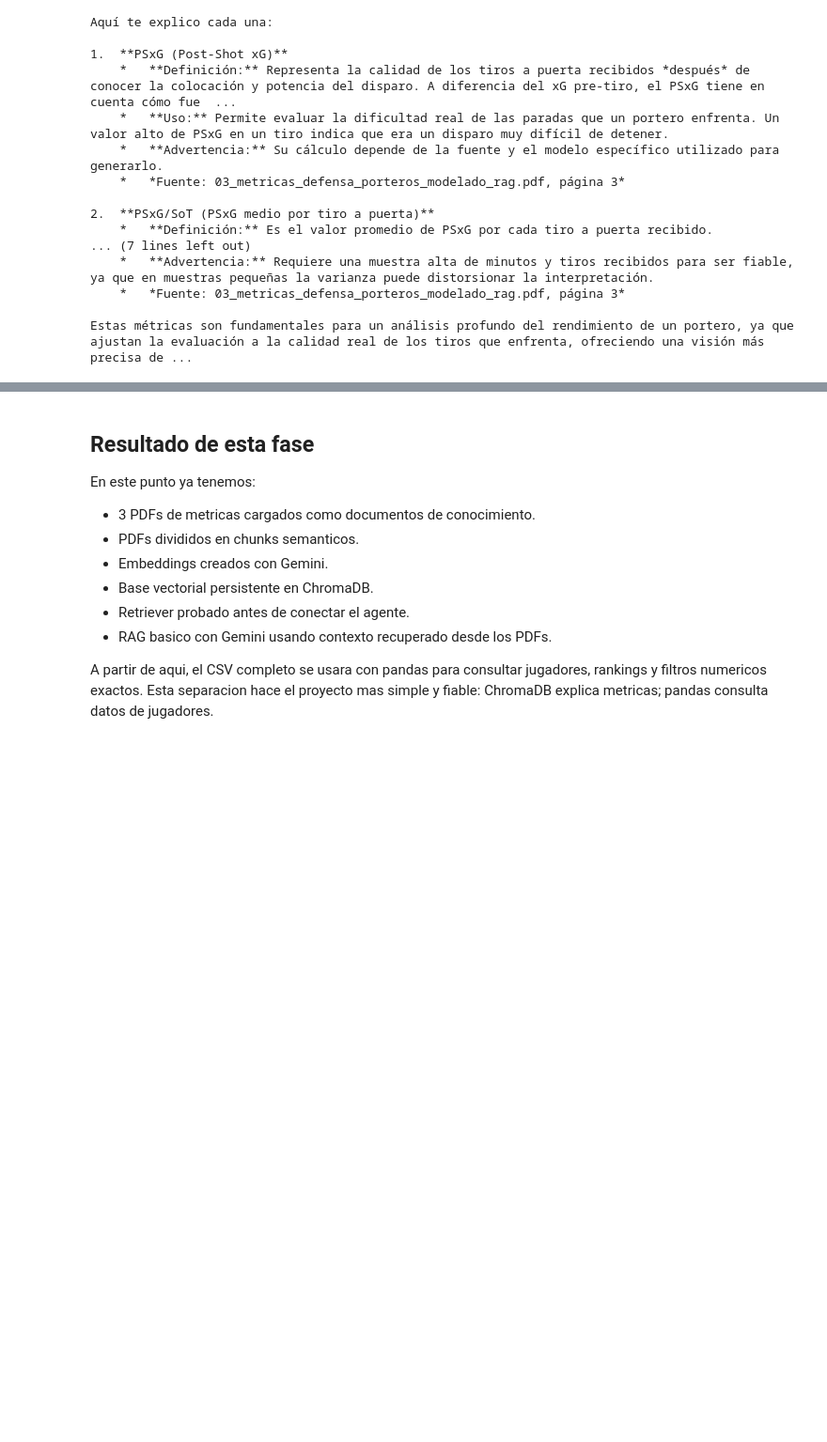
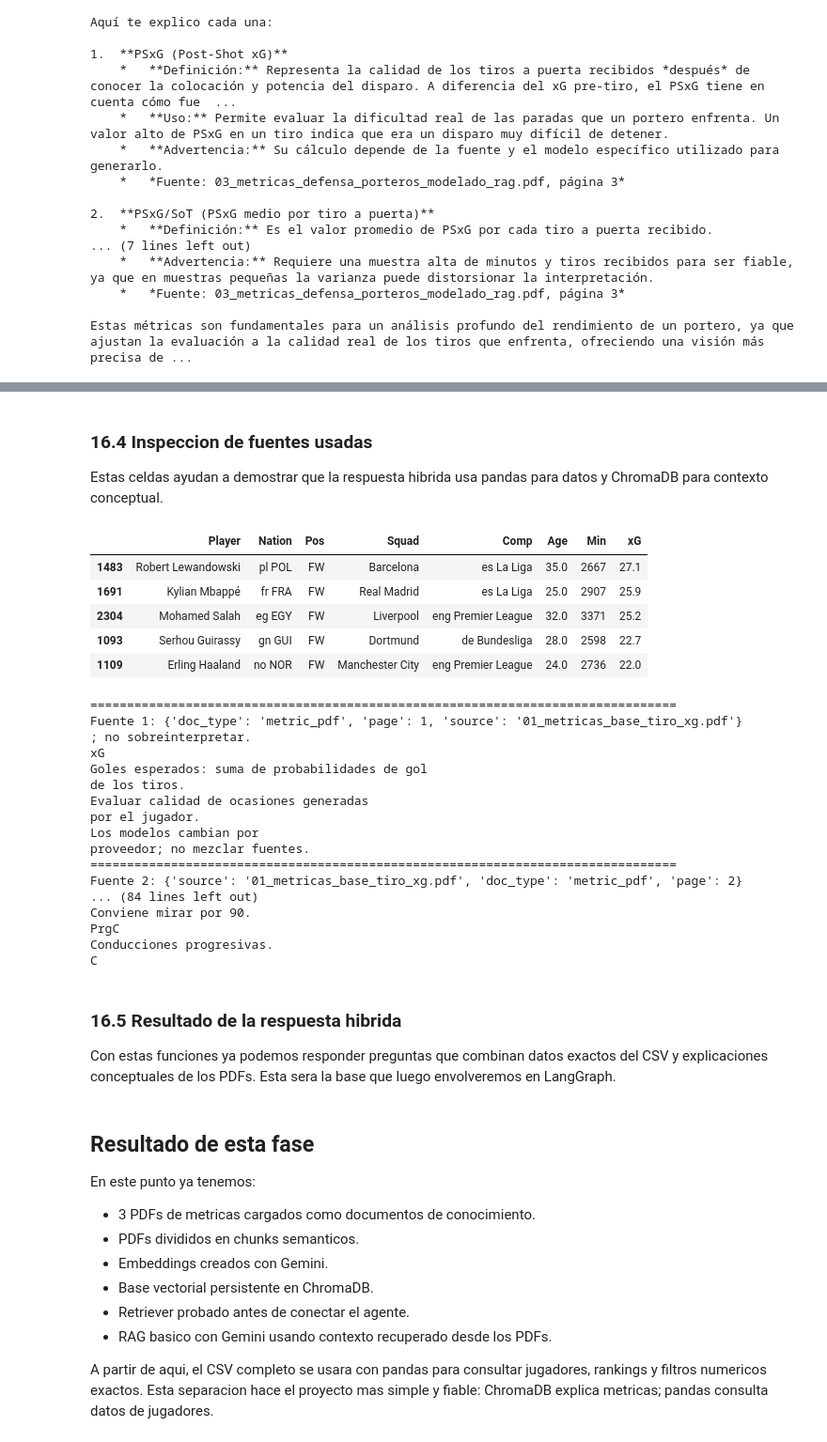
Before and after one commit to OscarFdz24/Asistente_Experto_LLM_Oscar_Fernandez_Evolve, a Jupyter notebook: notebooks/01_asistente_experto_analitica_futbol_rag_gemini.ipynb, the cells around one changed output, grey strips where cells are left out. Shown at 94% size. Drawn from its saved outputs; the diff is of its cells as text; code cells hidden in the pictures; blank space fills up the shorter version.

```diff
--- a/notebooks/01_asistente_experto_analitica_futbol_rag_gemini.ipynb
+++ b/notebooks/01_asistente_experto_analitica_futbol_rag_gemini.ipynb
@@ -757,0 +969,19 @@ Estas métricas son fundamentales para un análisis profundo del rendimiento de
+# %%
+# Convierte un DataFrame pequeno en texto legible para incluirlo en un prompt.
+def dataframe_a_texto(df_resultado, titulo="Resultados del CSV"):
+    # Si no hay resultados, devolvemos mensaje claro.
+    if df_resultado is None or df_resultado.empty:
+        return f"{titulo}: no se encontraron resultados."
+
+    # Limitamos a 15 filas para no crear prompts demasiado largos.
+    df_mostrar = df_resultado.head(15).copy()
+
+    # Convertimos el DataFrame a texto tipo tabla Markdown.
+    tabla = df_mostrar.to_markdown(index=False)
+
+    return f"{titulo}:{tabla}"
+
+
+# Ejemplo de conversion a texto.
+ejemplo_top_xg = top_jugadores_por_metrica("xG", n=5, min_minutos=900)
+print(dataframe_a_texto(ejemplo_top_xg, "Top 5 por xG"))
@@ -757,0 +1014,11 @@ Estas métricas son fundamentales para un análisis profundo del rendimiento de
+# %%
+# Recupera contexto conceptual desde ChromaDB y lo devuelve como texto.
+def recuperar_contexto_metricas(pregunta, k=4):
+    # Recuperamos fragmentos relevantes de los PDFs.
+    docs = retriever.invoke(pregunta)[:k]
+
+    # Convertimos los documentos recuperados a texto usando la funcion creada en el RAG basico.
+    contexto = format_retrieved_docs(docs)
+
+    # Devolvemos contexto y documentos para poder inspeccionar fuentes.
+    return contexto, docs
@@ -757,0 +1087,4 @@ Estas métricas son fundamentales para un análisis profundo del rendimiento de
+# %%
+# Prueba hibrida: ranking por xG + explicacion de xG desde PDFs.
+resultado_ranking_xg = responder_ranking_hibrido("xG", n=5, min_minutos=900)
+print(resultado_ranking_xg["respuesta"])
@@ -758,3 +1194,44 @@ Estas métricas son fundamentales para un análisis profundo del rendimiento de
+# %% [markdown]
+### 16.4 Inspeccion de fuentes usadas
+
+Estas celdas ayudan a demostrar que la respuesta hibrida usa pandas para datos y ChromaDB para contexto conceptual.
+# %%
+# Tabla exacta calculada con pandas para el ranking.
+display(resultado_ranking_xg["tabla"])
+
+# Documentos conceptuales recuperados desde ChromaDB.
+for i, doc in enumerate(resultado_ranking_xg["documentos"], start=1):
+    print("=" * 80)
+    print(f"Fuente {i}:", doc.metadata)
+    print(doc.page_content[:600])
+# %% [output]
+|  | Player | Nation | Pos | Squad | Comp | Age | Min | xG |
+| 1483 | Robert Lewandowski | pl POL | FW | Barcelona | es La Liga | 35.0 | 2667 | 27.1 |
+| 1691 | Kylian Mbappé | fr FRA | FW | Real Madrid | es La Liga | 25.0 | 2907 | 25.9 |
+| 2304 | Mohamed Salah | eg EGY | FW | Liverpool | eng Premier League | 32.0 | 3371 | 25.2 |
+| 1093 | Serhou Guirassy | gn GUI | FW | Dortmund | de Bundesliga | 28.0 | 2598 | 22.7 |
+| 1109 | Erling Haaland | no NOR | FW | Manchester City | eng Premier League | 24.0 | 2736 | 22.0 |
+================================================================================
+Fuente 1: {'doc_type': 'metric_pdf', 'page': 1, 'source': '01_metricas_base_tiro_xg.pdf'}
+; no sobreinterpretar.
+xG
+Goles esperados: suma de probabilidades de gol
+de los tiros.
+Evaluar calidad de ocasiones generadas
+por el jugador.
+Los modelos cambian por
+proveedor; no mezclar fuentes.
+================================================================================
+Fuente 2: {'source': '01_metricas_base_tiro_xg.pdf', 'doc_type': 'metric_pdf', 'page': 2}
+... (84 lines left out)
+Conviene mirar por 90.
+PrgC
+Conducciones progresivas.
+C
+# %% [markdown]
+### 16.5 Resultado de la respuesta hibrida
+
+Con estas funciones ya podemos responder preguntas que combinan datos exactos del CSV y explicaciones conceptuales de los PDFs. Esta sera la base que luego envolveremos en LangGraph.
 # %% [markdown]
 ## Resultado de esta fase
 
```
Also changed, not shown: parts of 25 cells of this notebook.
